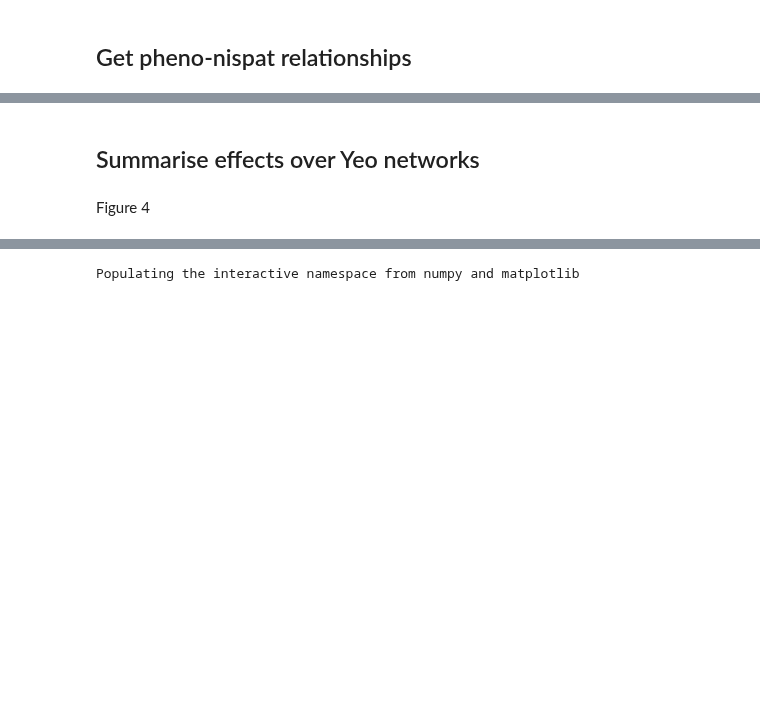
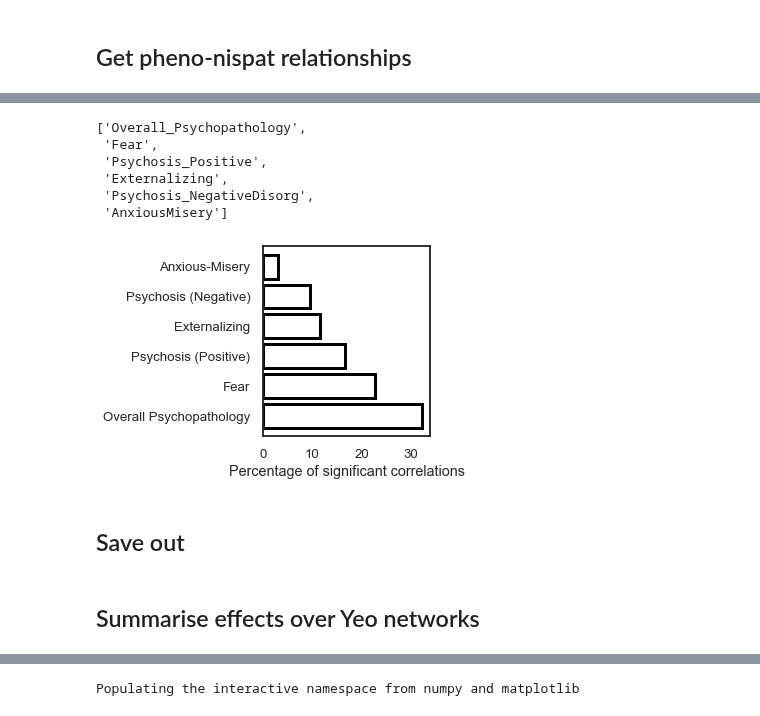
Before and after one commit to lindenmp/normative_neurodev_cs_t1, a Jupyter notebook: code/results_s2_phenos.ipynb, the cells around one changed output, grey strips where cells are left out. Saved outputs shown, nothing was run; the diff lists cells and outputs as text; code cells hidden in the pictures; blank space fills up the shorter version.

```diff
--- a/code/results_s2_phenos.ipynb
+++ b/code/results_s2_phenos.ipynb
@@ -519,0 +171,8 @@ counts_smaller
+# %%
+# correct multiple comparisons. We do this across brain regions and phenotypes (e.g., 400*6 = 2400 tests)
+df_p_corr = pd.DataFrame(index = df_pheno_z.index, columns = ['p-corr']) # output dataframe
+
+for metric in metrics:
+    p_corr = get_fdr_p(df_pheno_z.loc[:,'p'].filter(regex = metric)) # correct p-values for metric
+    p_corr_tmp = pd.DataFrame(index = df_pheno_z.loc[:,'p'].filter(regex = metric).index, columns = ['p-corr'], data = p_corr) # set to dataframe with correct indices
+    df_pheno_z.loc[p_corr_tmp.index, 'p-corr'] = p_corr_tmp # store using index matching
@@ -519,0 +207,11 @@ counts_smaller
+# %%
+x = df_pheno_z['p-corr'].values < alpha
+df_pheno_z['sig'] = x
+
+x = x.reshape(1,-1)
+y = np.matlib.repmat(region_filter, 1, len(phenos))
+
+my_bool = np.concatenate((x, y), axis = 0); region_filt = np.all(my_bool, axis = 0); df_pheno_z['sig_smse'] = region_filt
+
+print(str(np.sum(df_pheno_z['sig'] == True)) + ' significant effects (fdr)')
+print(str(np.sum(df_pheno_z['sig_smse'] == True)) + ' significant effects (fdr)')
@@ -519,0 +246,34 @@ counts_smaller
+# %%
+vals = np.zeros(len(phenos))
+
+for p, pheno in enumerate(phenos):
+    vals[p] = np.sum(df_pheno_z.loc[pheno,'sig_smse'].filter(regex = metric) == True) / num_parcels * 100
+
+idx_perc_sig = np.argsort(vals)[::-1]
+
+phenos_ordered = [phenos[i] for i in idx_perc_sig]
+phenos_label_ordered = [phenos_label[i] for i in idx_perc_sig]
+
+phenos_ordered
+# %% [output]
+['Overall_Psychopathology',
+ 'Fear',
+ 'Psychosis_Positive',
+ 'Externalizing',
+ 'Psychosis_NegativeDisorg',
+ 'AnxiousMisery']
+# %%
+sns.set(style='white', context = 'talk', font_scale = 0.8)
+f, ax = plt.subplots()
+f.set_figwidth(3)
+f.set_figheight(3.5)
+
+ax.barh(y = np.arange(len(phenos)), width = vals[idx_perc_sig], color = 'white', edgecolor = 'black', linewidth = 3)
+ax.set_yticks(np.arange(len(phenos)))
+ax.set_yticklabels(phenos_label_ordered)
+ax.set_xlabel('Percentage of significant correlations')
+f.savefig('perce_sig_corrs', dpi = 300, bbox_inches = 'tight', pad_inches = 0)
+# %% [output]
+[figure, added]
+# %% [markdown]
+## Save out
@@ -521,6 +286,4 @@ counts_smaller
 ## Summarise effects over Yeo networks
 # %%
 sns.set(style='white', context = 'paper', font_scale = 0.9)
-# %% [markdown]
-Figure 4
 # %%
```
Also changed, not shown: parts of 92 cells of this notebook, 1 other file.
